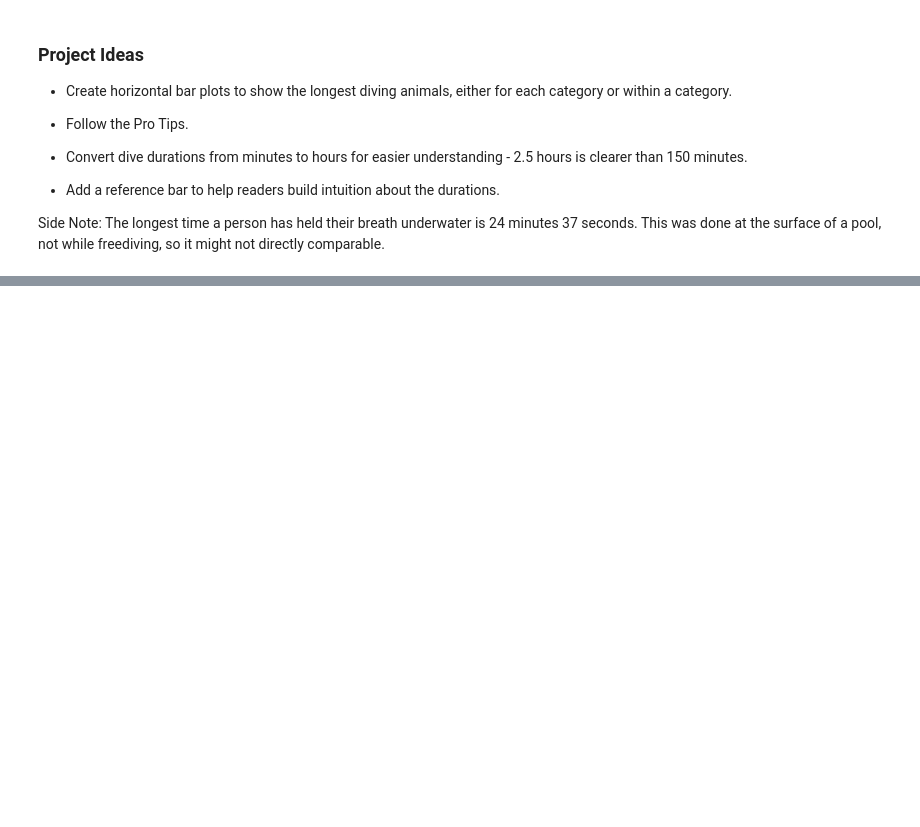
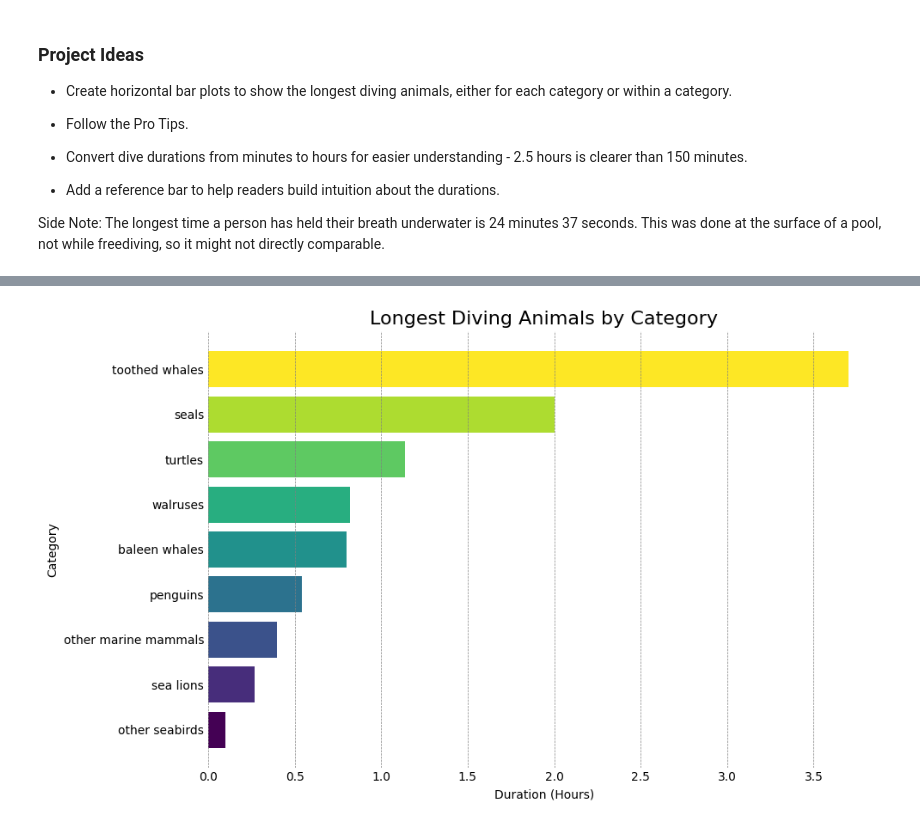
Before and after one commit to ojeduard/Data-Science-Essentials, a Jupyter notebook: Data_Visualization/Ended_Projects/longest-divers-project/longest-diving-animals.ipynb, the cells around one changed output, grey strips where cells are left out. Drawn from its saved outputs; the diff is of its cells as text; code cells hidden in the pictures; blank space fills up the shorter version.

```diff
--- a/Data_Visualization/Ended_Projects/longest-divers-project/longest-diving-animals.ipynb
+++ b/Data_Visualization/Ended_Projects/longest-divers-project/longest-diving-animals.ipynb
@@ -37,3 +37,6 @@ df.head()
 Side Note: The longest time a person has held their breath underwater is 24 minutes 37 seconds. This was done at the surface of a pool, not while freediving, so it might not directly comparable.
 # %%
 # YOUR CODE HERE (add additional cells as needed)
+df['duration'] = round(df['duration'] / 60, 2)
+df = df.rename(columns={'duration': 'duration_hours'})
+df
@@ -39,0 +57,3 @@ Side Note: The longest time a person has held their breath underwater is 24 minu
+# %%
+df.sort_values(by='duration_hours', ascending=False, inplace=True)
+df.tail(20)
@@ -39,0 +78,39 @@ Side Note: The longest time a person has held their breath underwater is 24 minu
+# %%
+longest_divers = df.loc[df.groupby('category')['duration_hours'].idxmax()].reset_index(drop=True)
+
+# Plotting and defining the functions
+def clean_bar_axes():
+    ax = plt.gca()
+    ax.spines[['top', 'right', 'left', 'bottom']].set_visible(False)
+    ax.grid(axis='x', color='gray', linestyle='--', linewidth=0.5)
+    ax.tick_params(axis='both', length=0)
+
+def barh_plot(df, title, x_label, y_label, x, y, ref=None):
+
+
+
+    # sort the dataframe by the order column
+    df.sort_values(by=y, ascending=True, inplace=True)
+
+    if ref:
+        colors = ['red' if val == ref else 'orange' for val in df.index]
+    else:
+        # list of colors for the bars
+        cmap = plt.get_cmap('viridis', lut=len(df))
+        colors = [cmap(i) for i in range(len(df))]
+
+    # create the horizontal bar plot
+    plt.figure(figsize=(10, 6))
+    plt.barh(df[x], df[y], color=colors)
+    plt.title(title, fontsize=16)
+    plt.xlabel(x_label, fontsize=10)
+    plt.ylabel(y_label, fontsize=10)
+
+    clean_bar_axes()
+
+    plt.tight_layout()
+    plt.show()
+
+barh_plot(longest_divers, 'Longest Diving Animals by Category', 'Duration (Hours)', 'Category', 'category', 'duration_hours')
+# %% [output]
+[figure, added]
```
Also changed, not shown: parts of 3 cells of this notebook.
